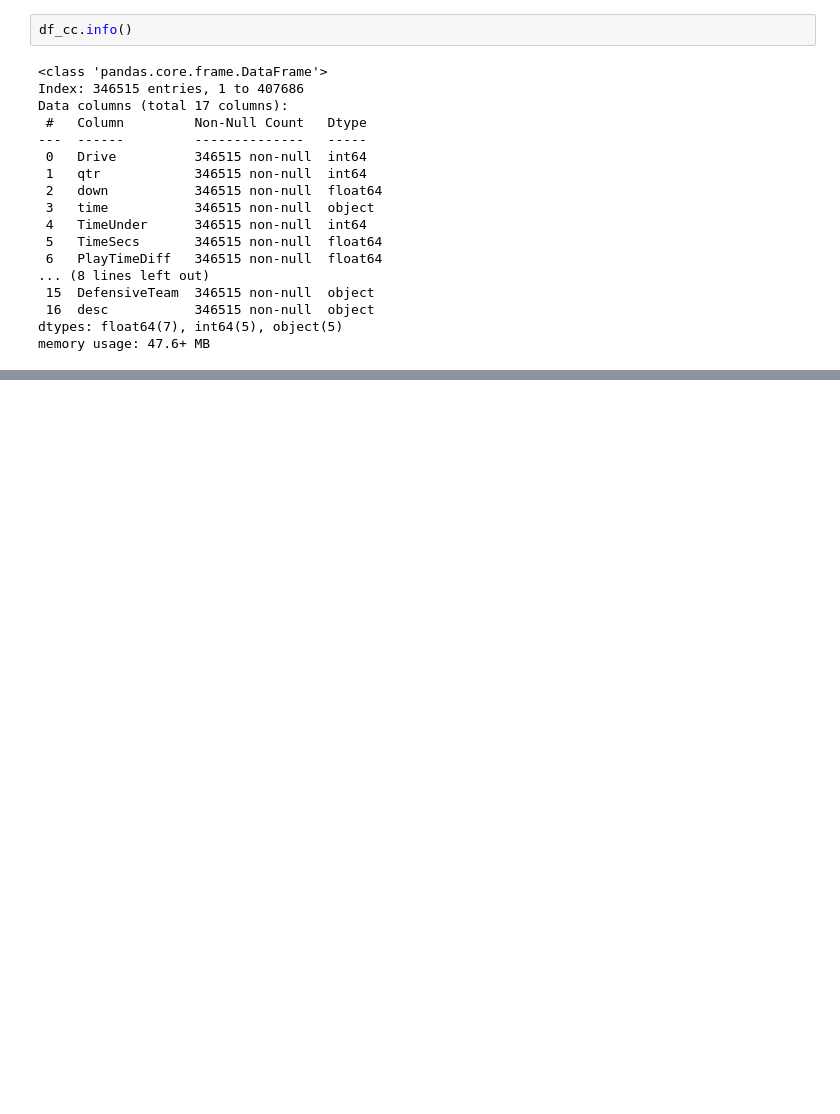
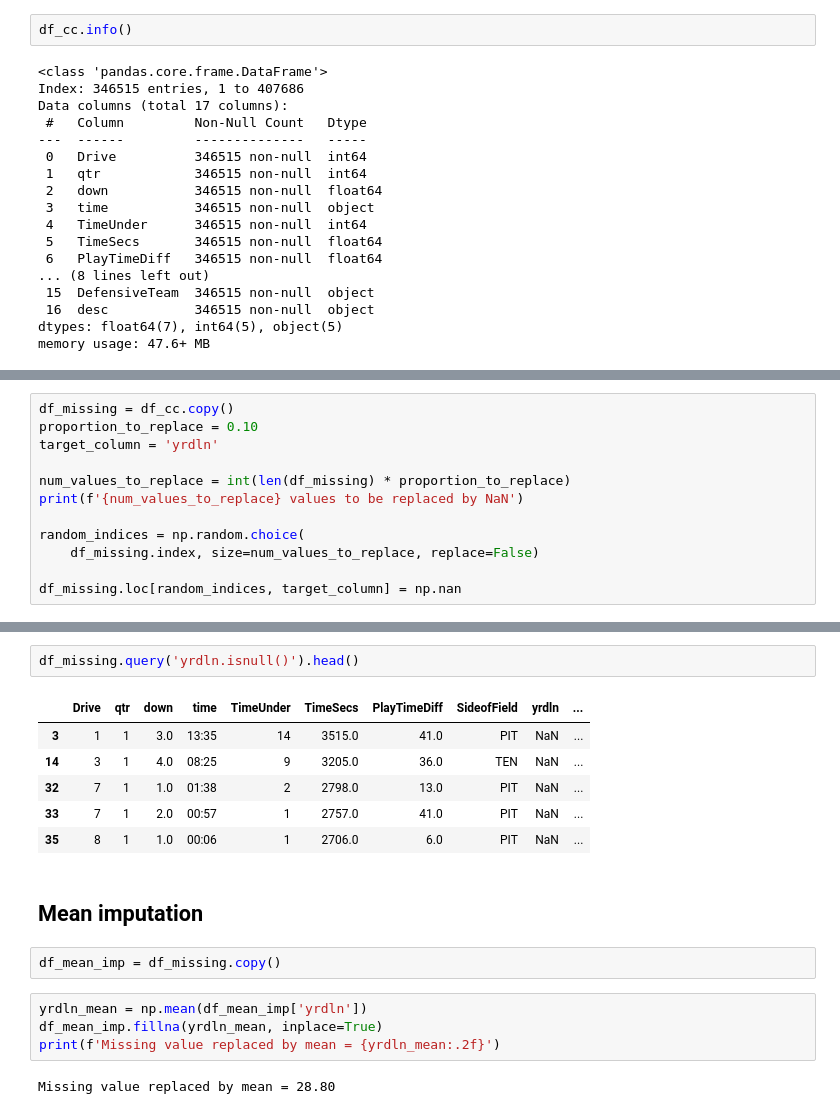
Before and after one commit to fohy24/missing-value-imputation, a Jupyter notebook: analysis.ipynb, the cells around one changed output, grey strips where cells are left out. Cells and saved outputs as stored; diff of their text form; blank space fills up the shorter version.

Commit message:
mean imputation

```diff
--- a/analysis.ipynb
+++ b/analysis.ipynb
@@ -150,0 +152,12 @@ display(len(missing_index))
+# %%
+df_missing = df_cc.copy()
+proportion_to_replace = 0.10
+target_column = 'yrdln'
+
+num_values_to_replace = int(len(df_missing) * proportion_to_replace)
+print(f'{num_values_to_replace} values to be replaced by NaN')
+
+random_indices = np.random.choice(
+    df_missing.index, size=num_values_to_replace, replace=False)
+
+df_missing.loc[random_indices, target_column] = np.nan
@@ -150,0 +186,19 @@ display(len(missing_index))
+# %%
+df_missing.query('yrdln.isnull()').head()
+# %% [output]
+|  | Drive | qtr | down | time | TimeUnder | TimeSecs | PlayTimeDiff | SideofField | yrdln | ... |
+| 3 | 1 | 1 | 3.0 | 13:35 | 14 | 3515.0 | 41.0 | PIT | NaN | ... |
+| 14 | 3 | 1 | 4.0 | 08:25 | 9 | 3205.0 | 36.0 | TEN | NaN | ... |
+| 32 | 7 | 1 | 1.0 | 01:38 | 2 | 2798.0 | 13.0 | PIT | NaN | ... |
+| 33 | 7 | 1 | 2.0 | 00:57 | 1 | 2757.0 | 41.0 | PIT | NaN | ... |
+| 35 | 8 | 1 | 1.0 | 00:06 | 1 | 2706.0 | 6.0 | PIT | NaN | ... |
+# %% [markdown]
+## Mean imputation
+# %%
+df_mean_imp = df_missing.copy()
+# %%
+yrdln_mean = np.mean(df_mean_imp['yrdln'])
+df_mean_imp.fillna(yrdln_mean, inplace=True)
+print(f'Missing value replaced by mean = {yrdln_mean:.2f}')
+# %% [output]
+Missing value replaced by mean = 28.80
```
Also changed, not shown: parts of 10 cells of this notebook.
